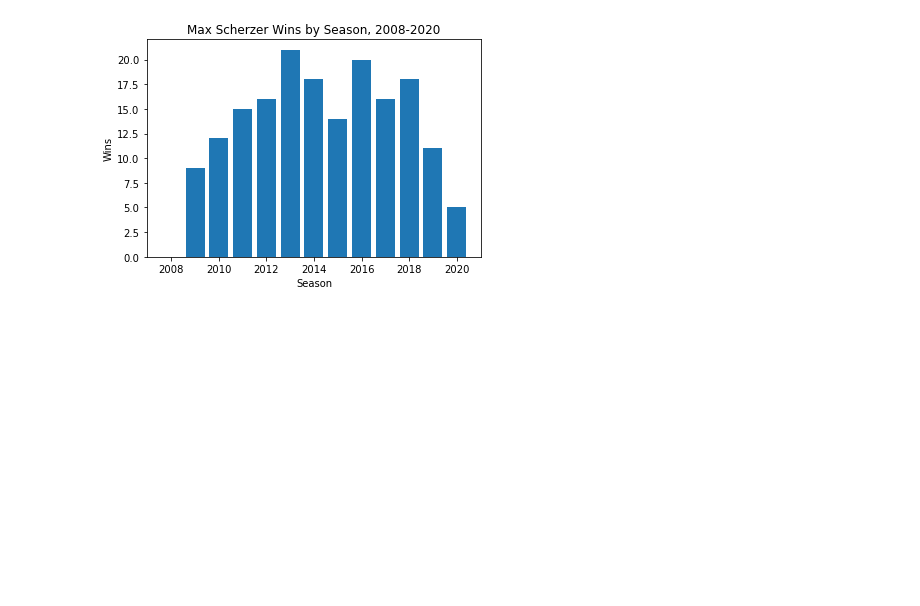
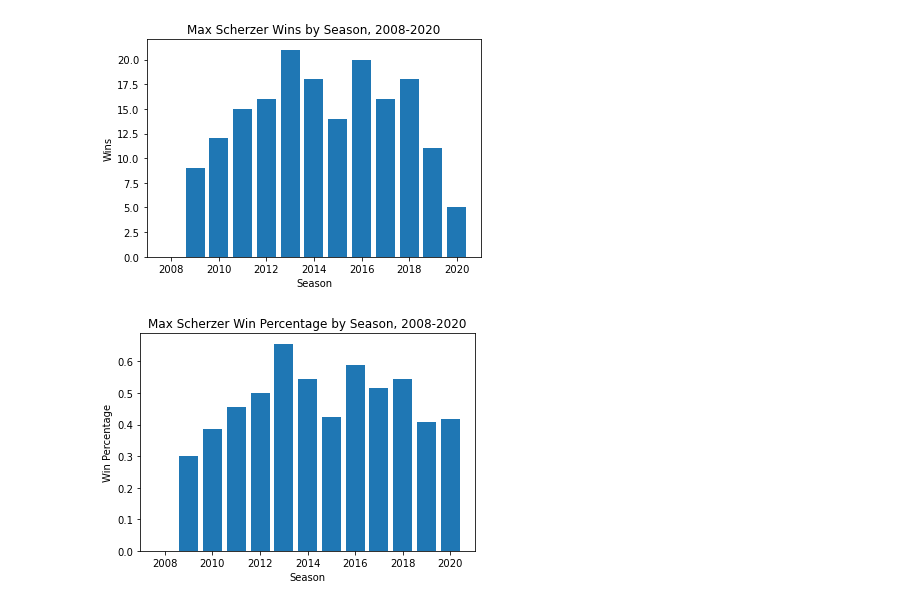
Before and after one commit to matthewjchin/baseballstats, a Jupyter notebook: Pitching.ipynb, the cells around one changed output. Saved outputs shown, nothing was run; the diff lists cells and outputs as text; code cells hidden in the pictures; blank space fills up the shorter version.

```diff
--- a/Pitching.ipynb
+++ b/Pitching.ipynb
@@ -148,3 +150,13 @@ plt.title("Max Scherzer Wins by Season, 2008-2020")
 plt.show()
 # %% [output]
 [figure]
+# %%
+# Max Scherzer Win percentage by season
+
+plt.bar(scherzer_stats.yearID, scherzer_stats.W/scherzer_stats.G)
+plt.xlabel("Season")
+plt.ylabel("Win Percentage")
+plt.title("Max Scherzer Win Percentage by Season, 2008-2020")
+plt.show()
+# %% [output]
+[figure, added]
```
Also changed, not shown: parts of 1 cell of this notebook.
